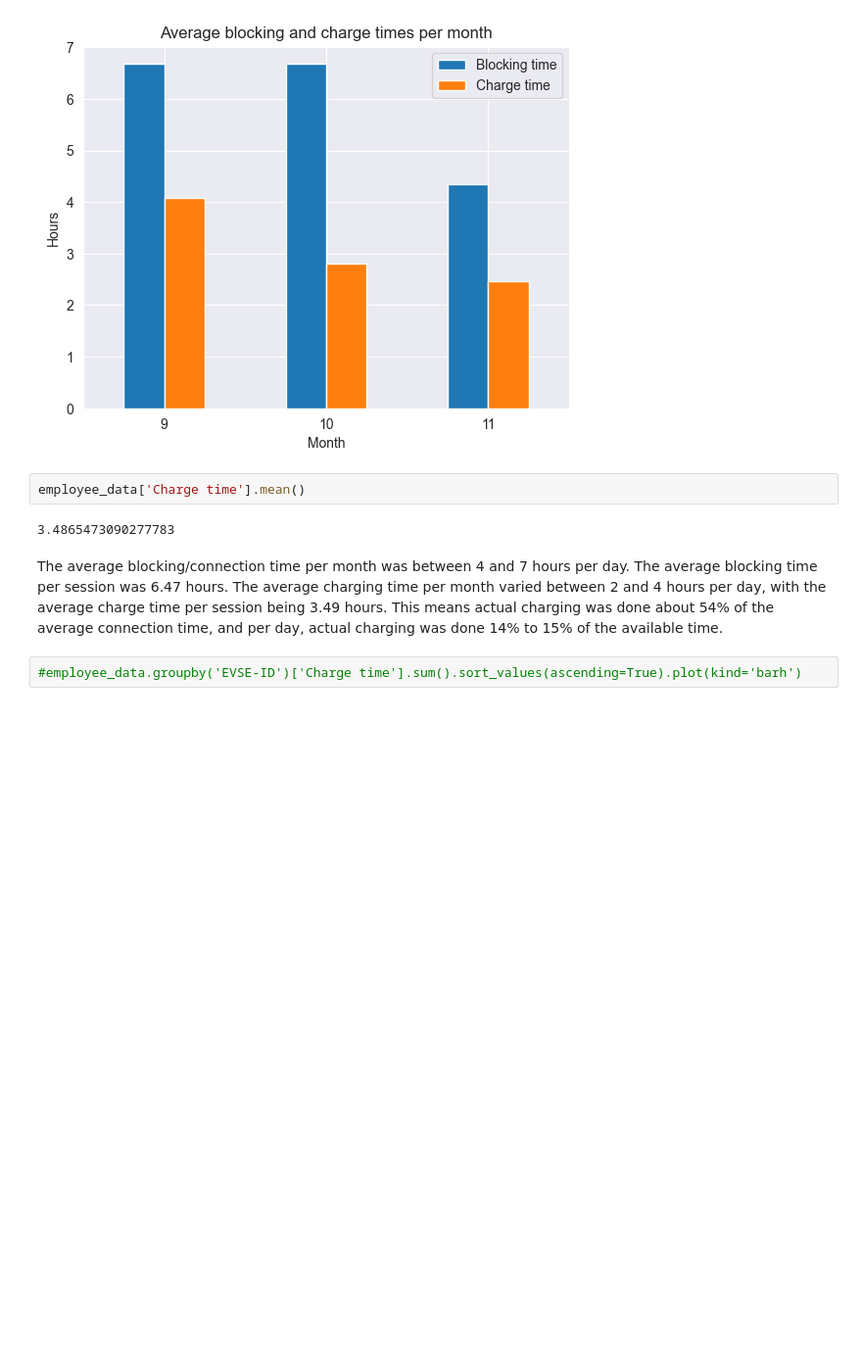
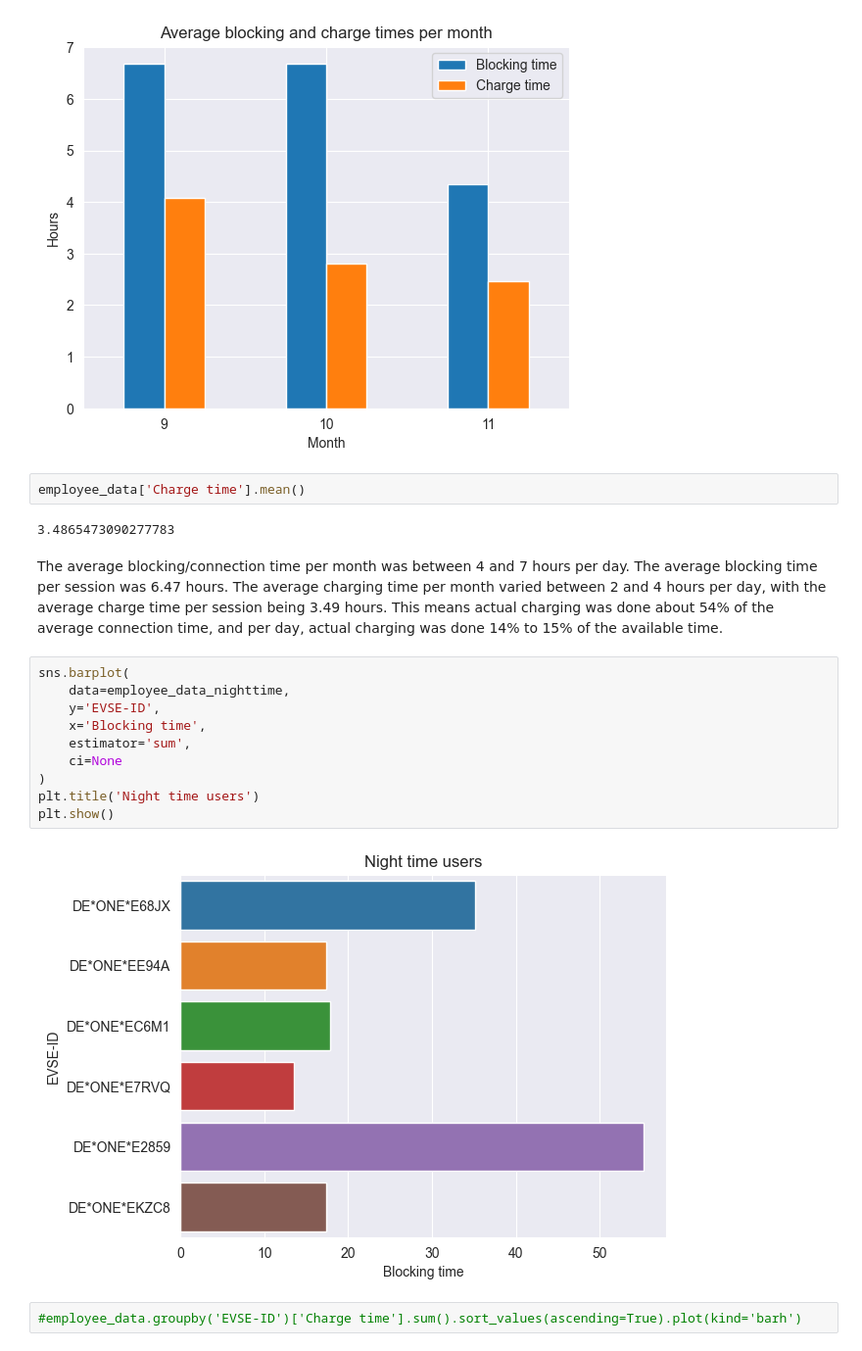
Before and after one commit to Omotayewo/EV-charging-analysis, a Jupyter notebook: Notebooks/Analysis of Electric Vehicle Charging Transactions (Employees).ipynb, the cells around one changed output. Shown at 98% size. Cells and saved outputs as stored; diff of their text form; blank space fills up the shorter version.

```diff
--- a/Notebooks/Analysis of Electric Vehicle Charging Transactions (Employees).ipynb
+++ b/Notebooks/Analysis of Electric Vehicle Charging Transactions (Employees).ipynb
@@ -310,12 +318,24 @@ plt.title('Average blocking and charge times per month')
 plt.show()
 # %% [output]
 [figure]
-# %%
-employee_data['Charge time'].mean()
-# %% [output]
-3.4865473090277783
-# %% [markdown]
-The average blocking/connection time per month was between 4 and 7 hours per day. The average blocking time per session was 6.47 hours. The average charging time per month varied between 2 and 4 hours per day, with the average charge time per session being 3.49 hours. This means actual charging was done about 54% of the average connection time, and per day, actual charging was done 14% to 15% of the available time.
+# %%
+employee_data['Charge time'].mean()
+# %% [output]
+3.4865473090277783
+# %% [markdown]
+The average blocking/connection time per month was between 4 and 7 hours per day. The average blocking time per session was 6.47 hours. The average charging time per month varied between 2 and 4 hours per day, with the average charge time per session being 3.49 hours. This means actual charging was done about 54% of the average connection time, and per day, actual charging was done 14% to 15% of the available time.
+# %%
+sns.barplot(
+    data=employee_data_nighttime,
+    y='EVSE-ID',
+    x='Blocking time',
+    estimator='sum',
+    ci=None
+)
+plt.title('Night time users')
+plt.show()
+# %% [output]
+[figure, added]
 # %%
 #employee_data.groupby('EVSE-ID')['Charge time'].sum().sort_values(ascending=True).plot(kind='barh')
 # %%
```
Also changed, not shown: parts of 19 cells of this notebook.
